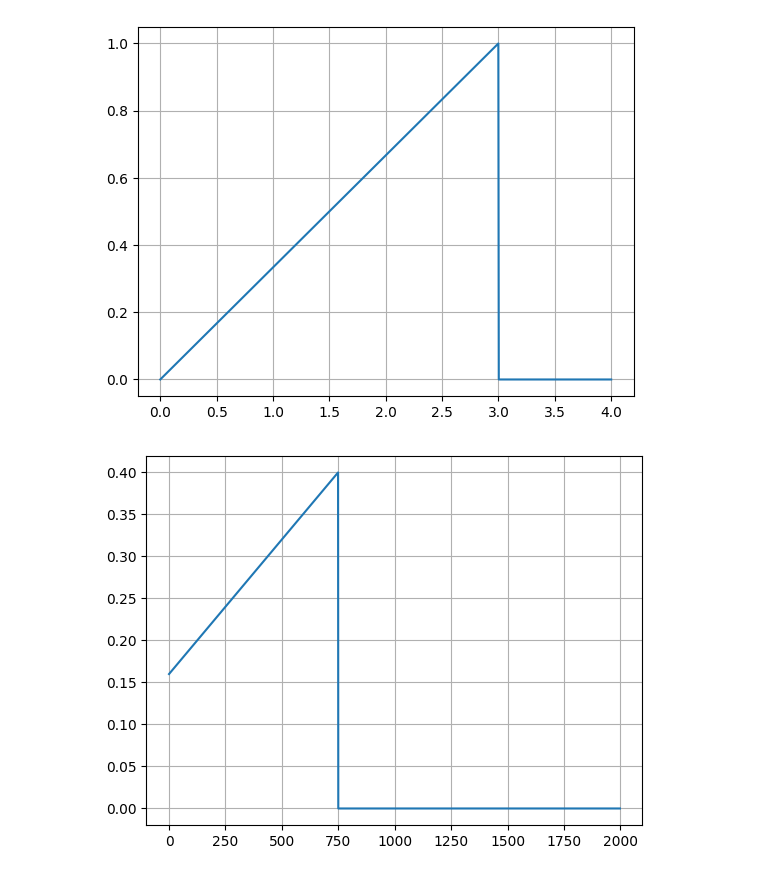
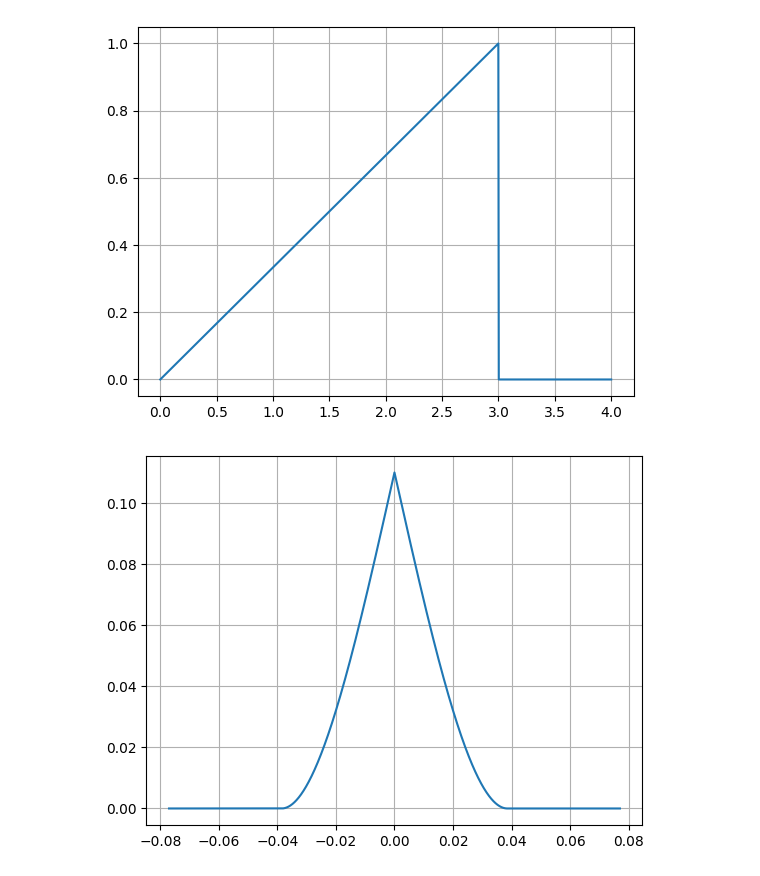
Before and after one commit to BrokenVoodooDoll/optoelectronic-systems-theory-assignment, a Jupyter notebook: assignment.ipynb, the cells around one changed output. Drawn from its saved outputs; the diff is of its cells as text; code cells hidden in the pictures.

```diff
--- a/assignment.ipynb
+++ b/assignment.ipynb
@@ -17,16 +16,2 @@ import sympy as sp
 # %% [markdown]
 ## Initial data
-# %%
-wavelength = 0.7e-3 # mm
-focus = 110 # mm
-
-x = sp.symbols('x')
-triangle = sp.Piecewise((1 - sp.Abs(x), sp.Abs(x) <= 1), (0, True))
-rect = sp.Piecewise((1, sp.Abs(x) <= 0.5), (0, True))
-
-pupil = triangle.subs(x, (x - 3) / 3) * rect.subs(x, (x - 1.5) / 3)
-pupil_fun = sp.lambdify(x, pupil, 'numpy')
-
-def autoconvolve(f, t, lower=-sp.oo, upper=sp.oo):
-    tau = sp.Symbol('tau', real=True)
-    return sp.integrate(f.subs(t, tau) * f.subs(t, t - tau), (tau, lower, upper))
@@ -46,3 +18,15 @@ plt.show()
+# %%
+wavelength = 0.7e-3 # mm
+focus = 110 # mm
+
+def triangle(x):
+    return np.where(np.abs(x) <= 1, 1 - np.abs(x), 0)
+
+def rect(x):
+    return np.where(np.abs(x) <= 0.5, 1, 0)
+
+def pupil(x):
+    return triangle((x - 3) / 3) * rect((x - 1.5) / 3)
 # %% [markdown]
 ## Pupil function
 # %%
@@ -55,13 +39,13 @@ plt.show()
 # %% [output]
 [figure]
 # %%
-p = pupil(x)
-
-h = scipy.signal.convolve(pupil(-x), pupil(x))
+x = np.linspace(-1, 1, 1000) * focus * wavelength
+h = scipy.signal.convolve(pupil(-x), pupil(x), 'full')
+x = np.linspace(-1, 1, len(h)) * focus * wavelength
 
 plt.figure()
-plt.plot(h)
+plt.plot(x, h)
 plt.grid()
 plt.show()
 # %% [output]
-[figure, old version]
+[figure, new version]
```
Also changed, not shown: parts of 4 cells of this notebook.
